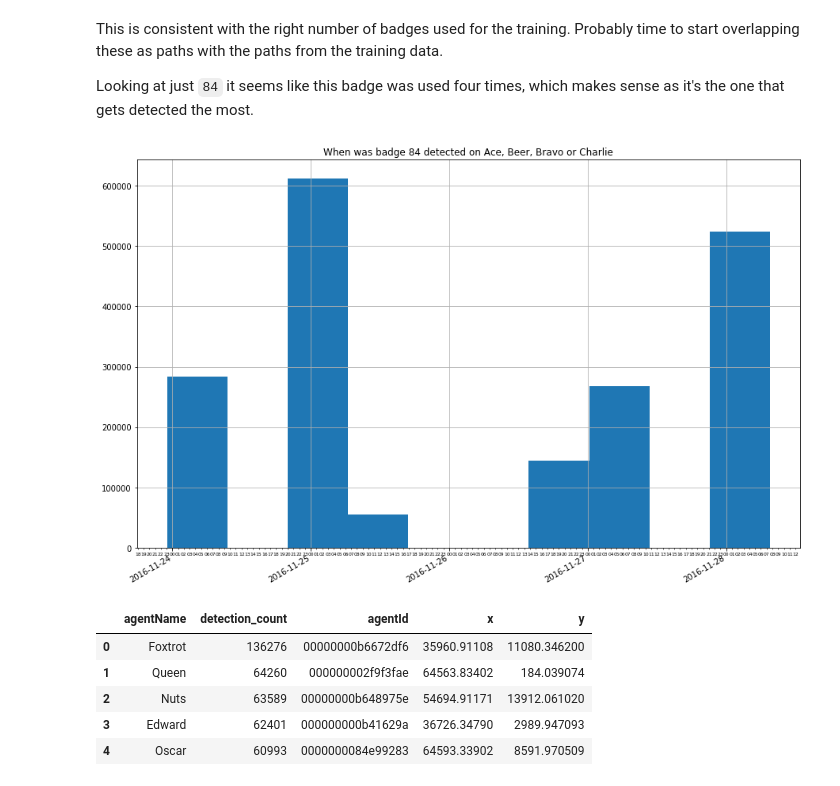
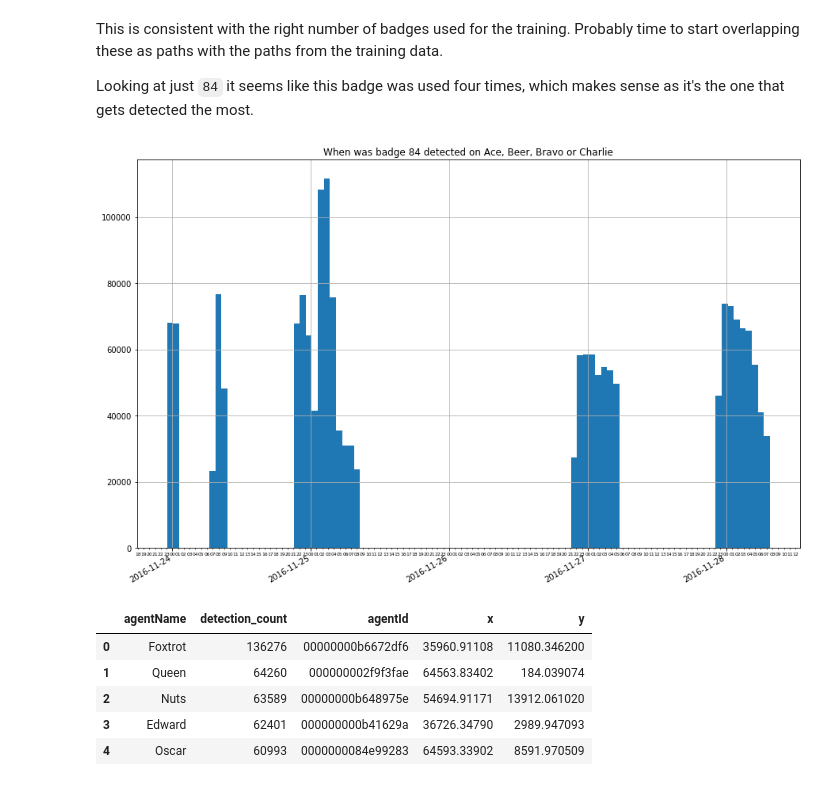
Before and after one commit to notionparallax/sensicorn, a Jupyter notebook: initialDataAnalysis/scan period visualisation.ipynb, the cells around one changed output. Saved outputs shown, nothing was run; the diff lists cells and outputs as text; code cells hidden in the pictures.

```diff
--- a/initialDataAnalysis/scan period visualisation.ipynb
+++ b/initialDataAnalysis/scan period visualisation.ipynb
@@ -295,22 +295,22 @@ Looking at just `84` it seems like this badge was used four times, which makes s
 # %%
 just84 = c_data[c_data.minor == 84]
 fig, ax = plt.subplots()
-just84.time.hist()
+just84.time.hist(bins=100)
 plt.title("When was badge 84 detected on Ace, Beer, Bravo or Charlie")
 
 days = mdates.DayLocator()
 hours = mdates.HourLocator()
 majorFmt = mdates.DateFormatter('%Y-%m-%d')
 minorFmt = mdates.DateFormatter('%H')
 # format the ticks
 ax.xaxis.set_major_locator(days)
 ax.xaxis.set_major_formatter(majorFmt)
 ax.xaxis.set_minor_locator(hours)
 ax.xaxis.set_minor_formatter(minorFmt)
 ax.tick_params(axis='both', which='minor', labelsize=6)
 fig.autofmt_xdate()
 # %% [output]
-[figure, old version]
+[figure, new version]
 # %%
 # TODO start to break this badge's walks up into time periods
 # just84.between_time(start_time, end_time, include_start=True, include_end=True)
```
Also changed, not shown: parts of 8 cells of this notebook.
